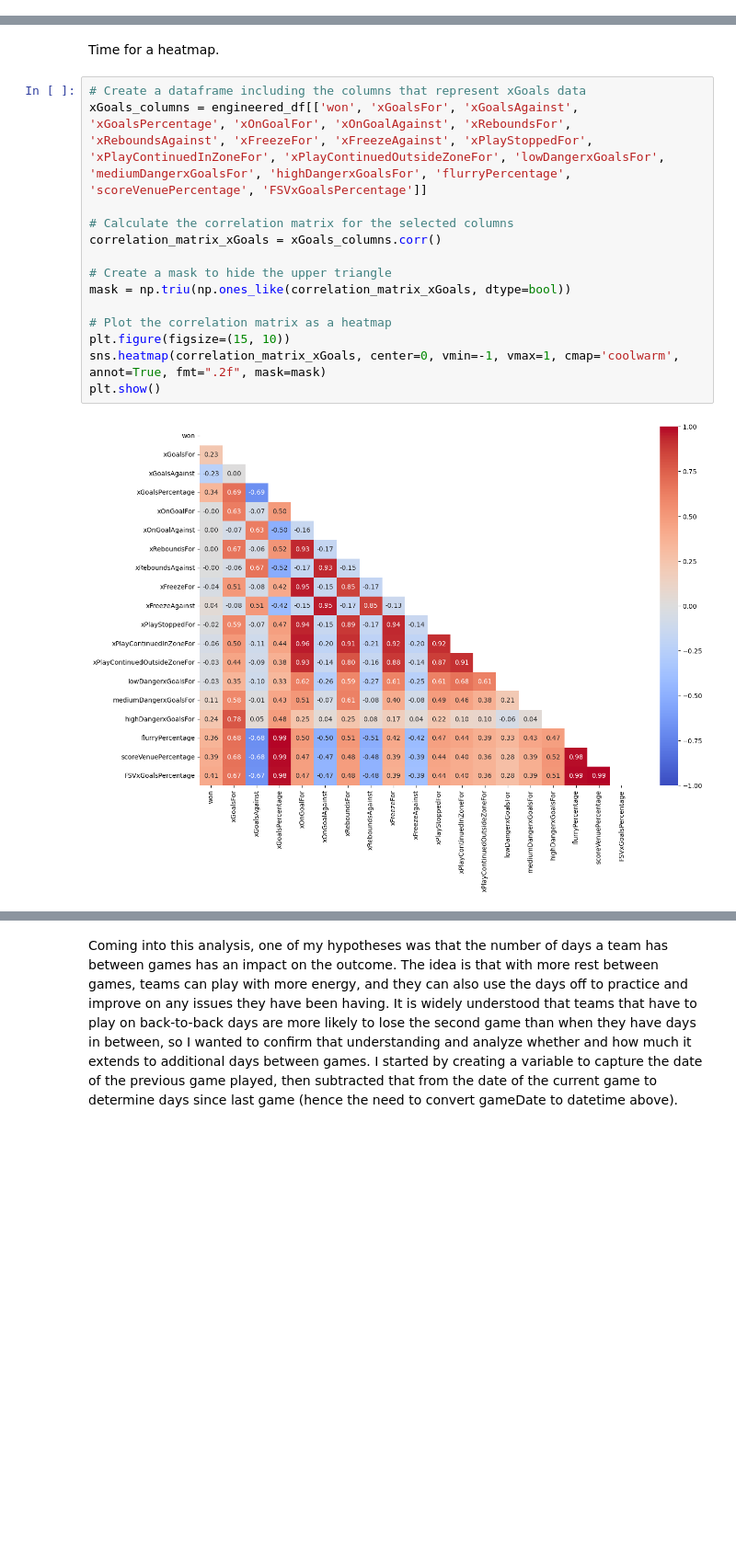
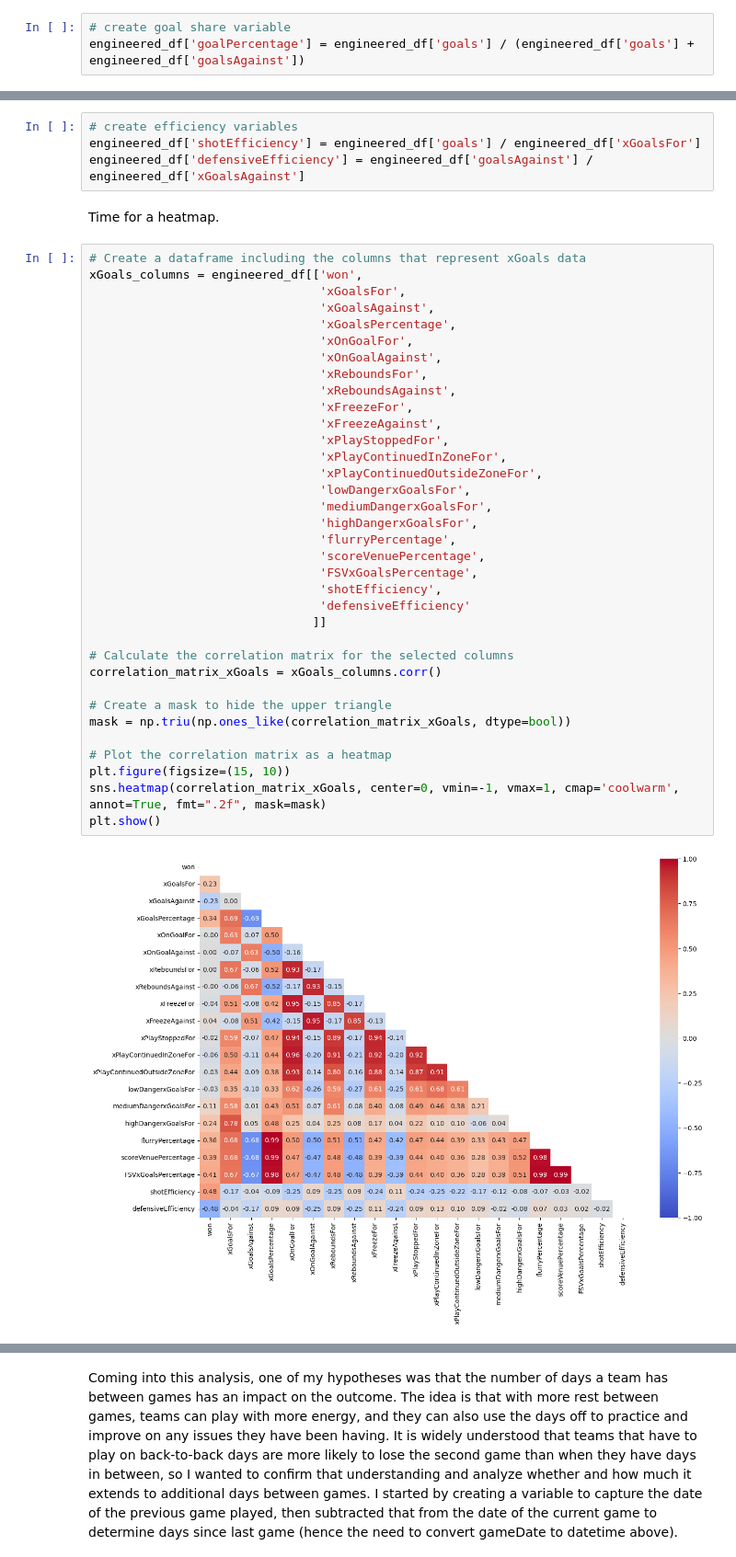
Before and after one commit to markshumka/NHL-Game-Predictor, a Jupyter notebook: Notebooks/Preprocessing_EDA_basic_model_creation.ipynb, the cells around one changed output, grey strips where cells are left out. Shown at 92% size. Cells and saved outputs as stored; diff of their text form; blank space fills up the shorter version.

```diff
--- a/Notebooks/Preprocessing_EDA_basic_model_creation.ipynb
+++ b/Notebooks/Preprocessing_EDA_basic_model_creation.ipynb
@@ -548,6 +561,9 @@ The variable with the highest correlation with wins is, not surprisingly, goals
 # %%
 # create goal differential variable
 engineered_df['goalDifferential'] = engineered_df['goals'] - engineered_df['goalsAgainst']
+# %%
+# create goal share variable
+engineered_df['goalPercentage'] = engineered_df['goals'] / (engineered_df['goals'] + engineered_df['goalsAgainst'])
 # %% [markdown]
 The `goals` variable incorporates some other columns from the dataset, including reboundGoals and high, medium, and lowDangerGoalsFor. As an example, the sum of high, medium, and lowDangerGoalsFor is the same as the `goals` variable. There are variables for each of the components of `goals` for both teams in the game. `goalsFor` indicates goals for the team whose statistics are contained in that row, while `goalsAgainst` indicates goals for the opposing team. The `goalsFor` for one team will be the same as the `goalsAgainst` for the other team in the same game. The `-For` and `-Against` nomenclature appears throughout the dataset across many different statistics.
 
@@ -691,19 +709,44 @@ engineered_df['FSVxGoalsPercentage'] = engineered_df['flurryScoreVenueAdjustedxG
+# %%
+# create efficiency variables
+engineered_df['shotEfficiency'] = engineered_df['goals'] / engineered_df['xGoalsFor']
+engineered_df['defensiveEfficiency'] = engineered_df['goalsAgainst'] / engineered_df['xGoalsAgainst']
 # %% [markdown]
 Time for a heatmap.
 # %%
 # Create a dataframe including the columns that represent xGoals data
-xGoals_columns = engineered_df[['won', 'xGoalsFor', 'xGoalsAgainst', 'xGoalsPercentage', 'xOnGoalFor', 'xOnGoalAgainst', 'xReboundsFor', 'xReboundsAgainst', 'xFreezeFor', 'xFreezeAgainst', 'xPlayStoppedFor', 'xPlayContinuedInZoneFor', 'xPlayContinuedOutsideZoneFor', 'lowDangerxGoalsFor', 'mediumDangerxGoalsFor', 'highDangerxGoalsFor', 'flurryPercentage', 'scoreVenuePercentage', 'FSVxGoalsPercentage']]
+xGoals_columns = engineered_df[['won',
+                                'xGoalsFor',
+                                'xGoalsAgainst',
+                                'xGoalsPercentage',
+                                'xOnGoalFor',
+                                'xOnGoalAgainst',
+                                'xReboundsFor',
+                                'xReboundsAgainst',
+                                'xFreezeFor',
+                                'xFreezeAgainst',
+                                'xPlayStoppedFor',
+                                'xPlayContinuedInZoneFor',
+                                'xPlayContinuedOutsideZoneFor',
+                                'lowDangerxGoalsFor',
+                                'mediumDangerxGoalsFor',
+                                'highDangerxGoalsFor',
+                                'flurryPercentage',
+                                'scoreVenuePercentage',
+                                'FSVxGoalsPercentage',
+                                'shotEfficiency',
+                                'defensiveEfficiency'
+                               ]]
 
 # Calculate the correlation matrix for the selected columns
 correlation_matrix_xGoals = xGoals_columns.corr()
 
 # Create a mask to hide the upper triangle
 mask = np.triu(np.ones_like(correlation_matrix_xGoals, dtype=bool))
 
 # Plot the correlation matrix as a heatmap
 plt.figure(figsize=(15, 10))
 sns.heatmap(correlation_matrix_xGoals, center=0, vmin=-1, vmax=1, cmap='coolwarm', annot=True, fmt=".2f", mask=mask)
 plt.show()
 # %% [output]
-[figure, old version]
+[figure, new version]
 # %% [markdown]
```
Also changed, not shown: parts of 92 cells of this notebook.
